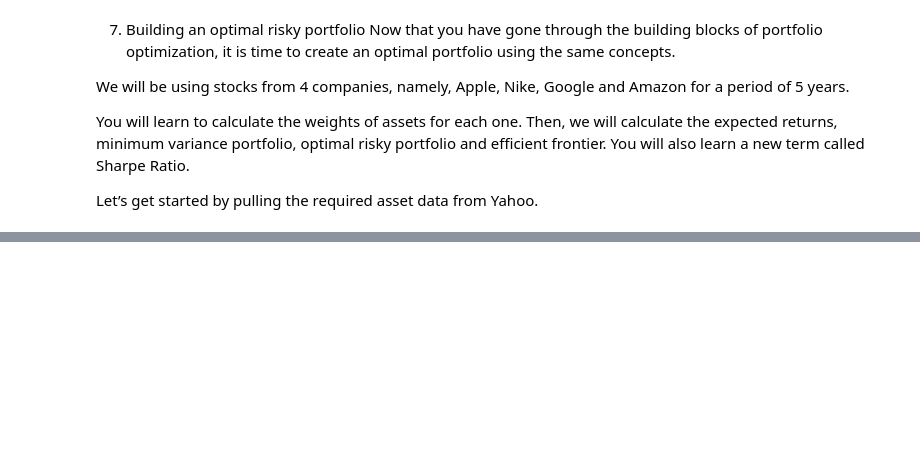
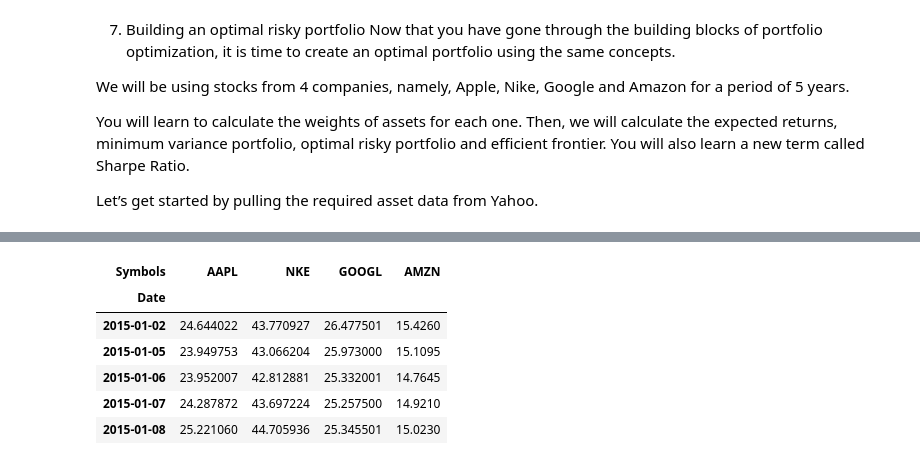
Before and after one commit to majikthise911/portfolioOptimization, a Jupyter notebook: efficientFrontier.ipynb, the cells around one changed output, grey strips where cells are left out. Drawn from its saved outputs; the diff is of its cells as text; code cells hidden in the pictures; blank space fills up the shorter version.

```diff
--- a/efficientFrontier.ipynb
+++ b/efficientFrontier.ipynb
@@ -209,0 +224,12 @@ Let’s get started by pulling the required asset data from Yahoo.
+# %%
+# Closing price
+df = df['Adj Close']
+df.head()
+# %% [output]
+| Symbols | AAPL | NKE | GOOGL | AMZN |
+| Date |  |  |  |  |
+| 2015-01-02 | 24.644022 | 43.770927 | 26.477501 | 15.4260 |
+| 2015-01-05 | 23.949753 | 43.066204 | 25.973000 | 15.1095 |
+| 2015-01-06 | 23.952007 | 42.812881 | 25.332001 | 14.7645 |
+| 2015-01-07 | 24.287872 | 43.697224 | 25.257500 | 14.9210 |
+| 2015-01-08 | 25.221060 | 44.705936 | 25.345501 | 15.0230 |
```
Also changed, not shown: parts of 5 cells of this notebook.
